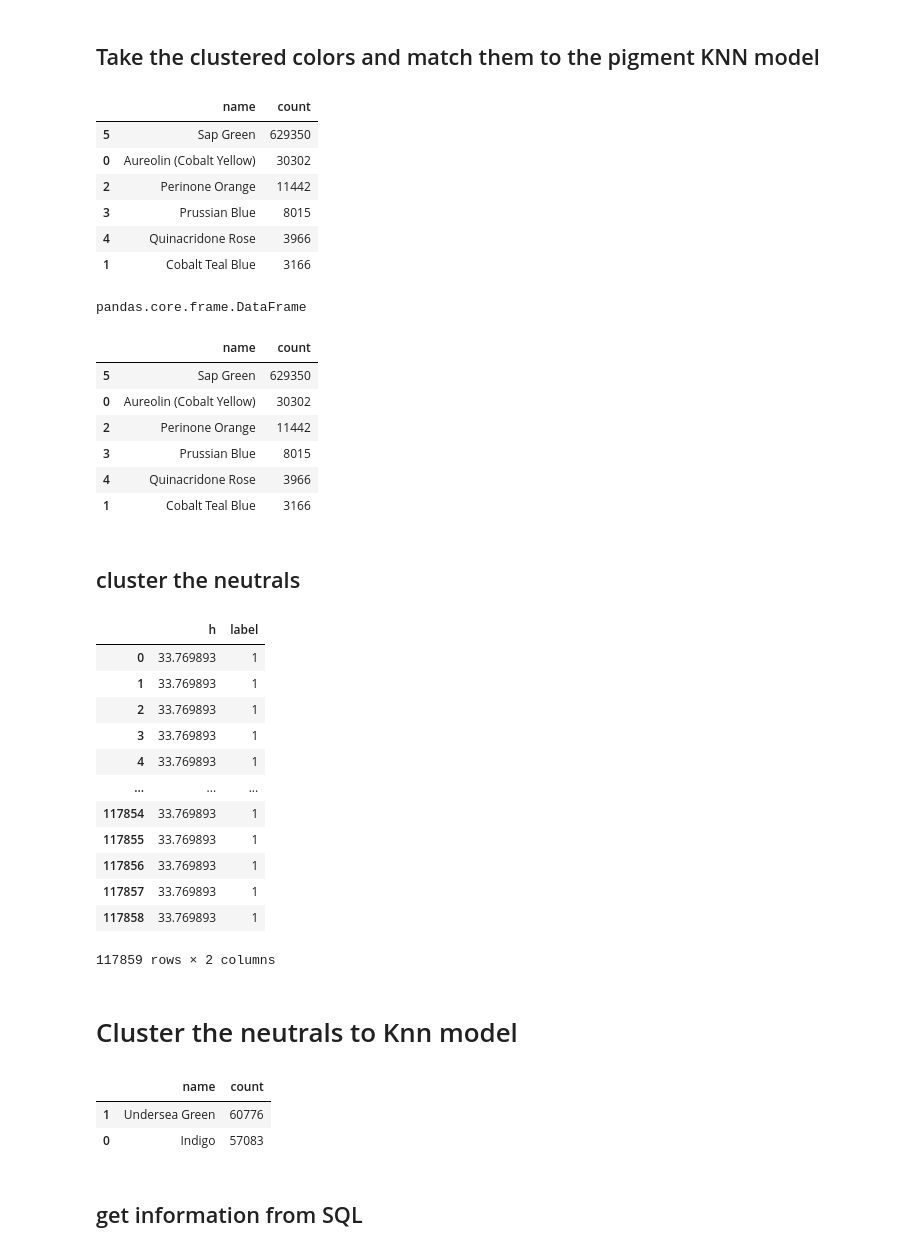
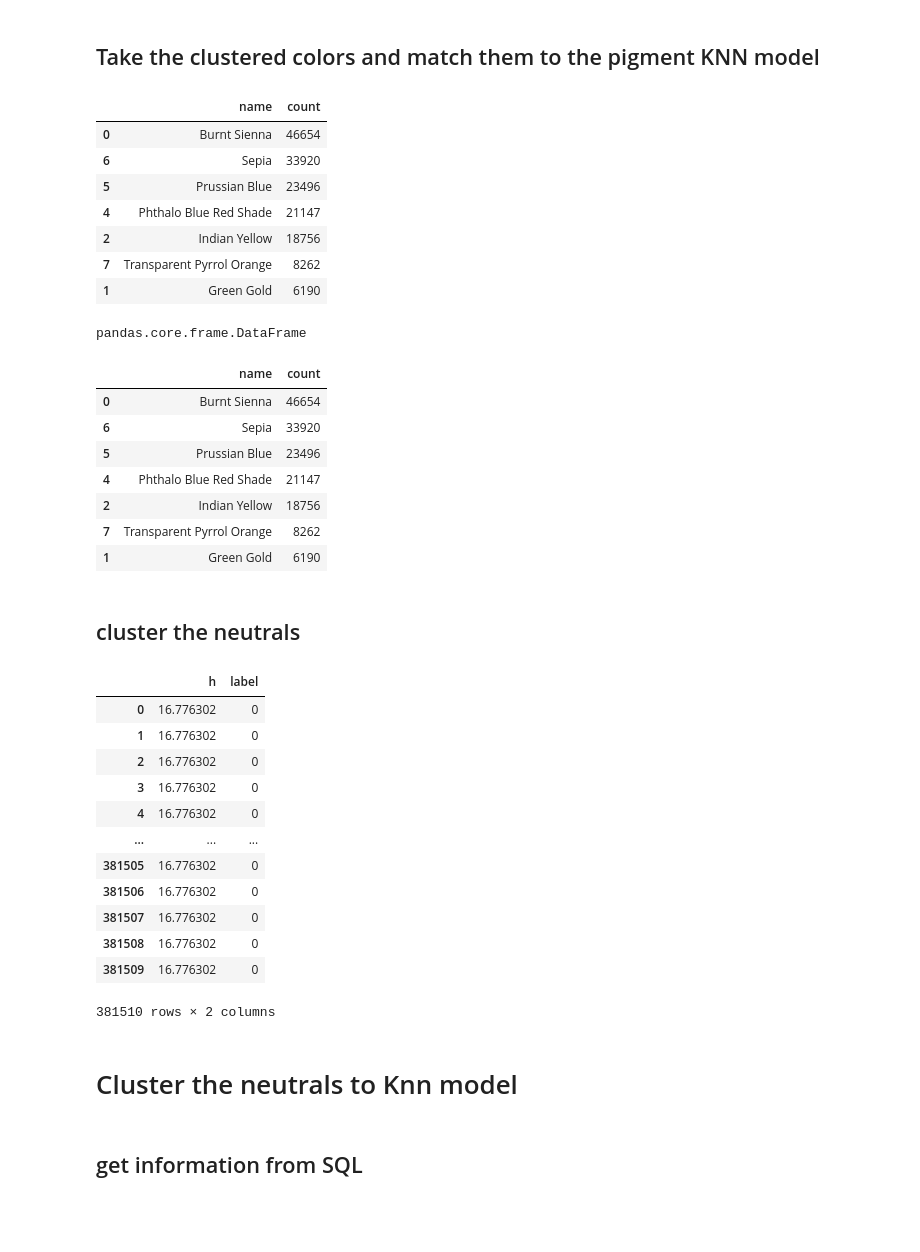
Before and after one commit to skyelong/Insight_Project, a Jupyter notebook: notebooks/4_clustering_user_data.ipynb, the cells around one changed output. Drawn from its saved outputs; the diff is of its cells as text; code cells hidden in the pictures; blank space fills up the shorter version.

```diff
--- a/notebooks/4_clustering_user_data.ipynb
+++ b/notebooks/4_clustering_user_data.ipynb
@@ -23,4 +39,4 @@ hsv_knn_neutral = load('/Users/macbook/Box/git_hub/Insight_Project_clean/models/
 # %%
 #custom function imports image and converts to hsv and 1-D pixel array
-pixels = hsv.import_convert_pixelize('/Users/macbook/Box/insight_project_data/test_image/tucan2.jpg')
+pixels = hsv.import_convert_pixelize('/Users/macbook/Box/insight_project_data/test_image/blue.jpg')
 # %% [output]
@@ -77,23 +87,24 @@ kmeans_df['label'] = kmeans.labels_
 # %%
 X = kmeans_df[['h']]
 
 predict_colors = hsv_knn_chroma.predict(X)
 
 colors2 = np.array(np.unique(predict_colors, return_counts=True)).T
 
 colors2df = pd.DataFrame(colors2, columns = ['name', 'count'])
 
-names = colors2df.sort_values(by=['count'], ascending = False)
+names = colors2df[colors2df['count']>1000].sort_values(by=['count'], ascending = False)
 
 names
 # %% [output]
 |  | name | count |
-| 5 | Sap Green | 629350 |
-| 0 | Aureolin (Cobalt Yellow) | 30302 |
-| 2 | Perinone Orange | 11442 |
-| 3 | Prussian Blue | 8015 |
-| 4 | Quinacridone Rose | 3966 |
-| 1 | Cobalt Teal Blue | 3166 |
+| 0 | Burnt Sienna | 46654 |
+| 6 | Sepia | 33920 |
+| 5 | Prussian Blue | 23496 |
+| 4 | Phthalo Blue Red Shade | 21147 |
+| 2 | Indian Yellow | 18756 |
+| 7 | Transparent Pyrrol Orange | 8262 |
+| 1 | Green Gold | 6190 |
 # %%
 type(names)
 # %% [output]
@@ -102,12 +113,13 @@ pandas.core.frame.DataFrame
 names
 # %% [output]
 |  | name | count |
-| 5 | Sap Green | 629350 |
-| 0 | Aureolin (Cobalt Yellow) | 30302 |
-| 2 | Perinone Orange | 11442 |
-| 3 | Prussian Blue | 8015 |
-| 4 | Quinacridone Rose | 3966 |
-| 1 | Cobalt Teal Blue | 3166 |
+| 0 | Burnt Sienna | 46654 |
+| 6 | Sepia | 33920 |
+| 5 | Prussian Blue | 23496 |
+| 4 | Phthalo Blue Red Shade | 21147 |
+| 2 | Indian Yellow | 18756 |
+| 7 | Transparent Pyrrol Orange | 8262 |
+| 1 | Green Gold | 6190 |
 # %% [markdown]
 ## cluster the neutrals
 # %%
@@ -124,18 +136,18 @@ kmeans_df_n['label'] = kmeans_n.labels_
 kmeans_df_n
 # %% [output]
 |  | h | label |
-| 0 | 33.769893 | 1 |
-| 1 | 33.769893 | 1 |
-| 2 | 33.769893 | 1 |
-| 3 | 33.769893 | 1 |
-| 4 | 33.769893 | 1 |
+| 0 | 16.776302 | 0 |
+| 1 | 16.776302 | 0 |
+| 2 | 16.776302 | 0 |
+| 3 | 16.776302 | 0 |
+| 4 | 16.776302 | 0 |
 | ... | ... | ... |
-| 117854 | 33.769893 | 1 |
-| 117855 | 33.769893 | 1 |
-| 117856 | 33.769893 | 1 |
-| 117857 | 33.769893 | 1 |
-| 117858 | 33.769893 | 1 |
+| 381505 | 16.776302 | 0 |
+| 381506 | 16.776302 | 0 |
+| 381507 | 16.776302 | 0 |
+| 381508 | 16.776302 | 0 |
+| 381509 | 16.776302 | 0 |
-117859 rows × 2 columns
+381510 rows × 2 columns
 # %% [markdown]
 # Cluster the neutrals to Knn model
 # %%
@@ -145,10 +157,6 @@ neutrals = np.array(np.unique(predict_neutrals, return_counts=True)).T
 neutrals_df = pd.DataFrame(neutrals, columns = ['name', 'count'])
 names_n = neutrals_df.sort_values(by=['count'], ascending = False)
 names_n
-# %% [output]
-|  | name | count |
-| 1 | Undersea Green | 60776 |
-| 0 | Indigo | 57083 |
 # %% [markdown]
 ## get information from SQL
 # %%
```
Also changed, not shown: parts of 10 cells of this notebook, 7 other files.
